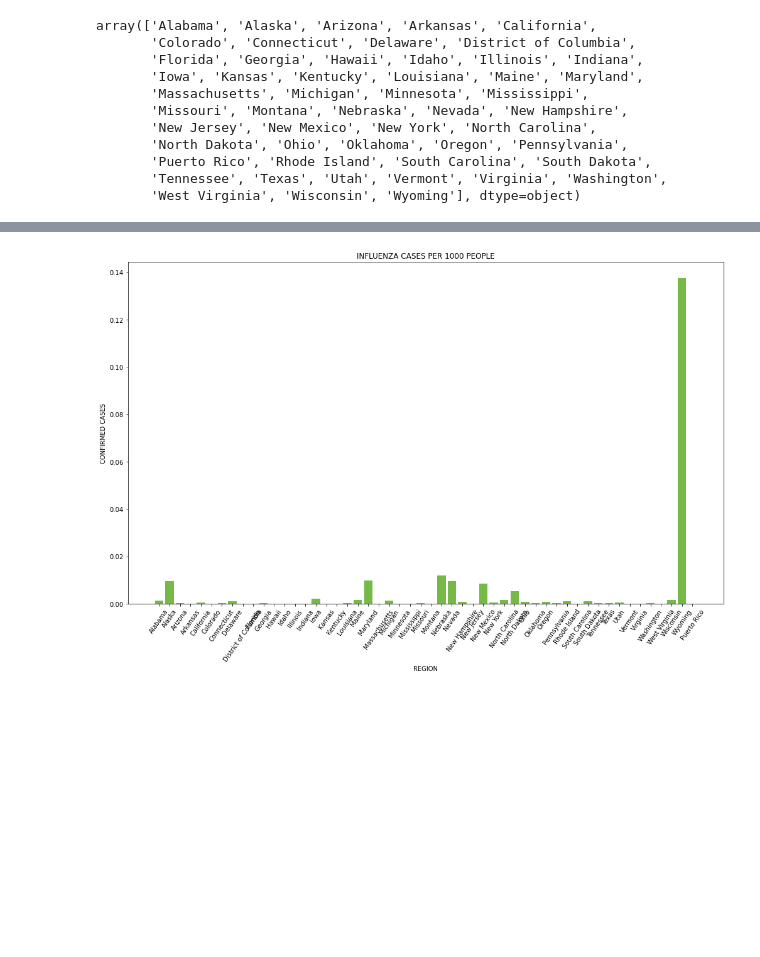
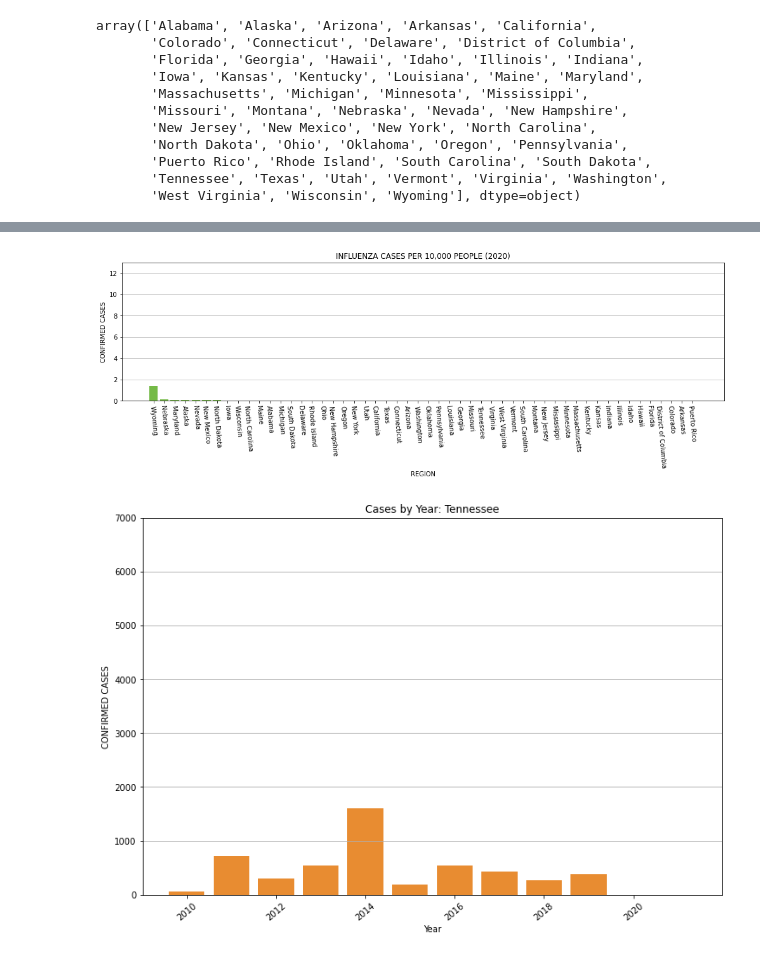
Before and after one commit to ZachRoark/DDA5_Capstone, a Jupyter notebook: notebooks/national flu data v3.2.ipynb, the cells around one changed output, grey strips where cells are left out. Saved outputs shown, nothing was run; the diff lists cells and outputs as text; code cells hidden in the pictures; blank space fills up the shorter version.

```diff
--- a/notebooks/national flu data v3.2.ipynb
+++ b/notebooks/national flu data v3.2.ipynb
@@ -143,5 +138,6 @@ Index(['REGION', 'YEAR', 'WEEK', 'A (2009 H1N1)', 'A (H1)', 'A (H3)',
 # %%
-test3 = test.groupby(['REGION', 'YEAR'], as_index=False)['A (2009 H1N1)', 'A (H1)', 'A (H3)',
+# grouping specimens by region and year to properly sum them, eliminating unneeded WEEK column
+test3 = test.groupby(['REGION', 'YEAR'], as_index=False)['TOTAL SPECIMENS', 'A (2009 H1N1)', 'A (H1)', 'A (H3)',
        'A (Subtyping not Performed)', 'A (Unable to Subtype)', 'B', 'H3N2v'].sum()
 
 test3
@@ -164,3 +167,5 @@ test3
 # %%
-public_lab.drop(public_lab.columns[[0, 3]], axis =1, inplace = True)
+# dropping unneeded columns
+public_lab.drop(public_lab.columns[[0]], axis =1, inplace = True)
+# removing 'season' from season-description column
 public_lab['SEASON_DESCRIPTION'] = public_lab['SEASON_DESCRIPTION'].str.replace(r'Season ', '')
@@ -266,4 +292,5 @@ flupop.head(15)
 # %%
-flupop['per 1000'] = flupop['Total'] / flupop['POPULATION'] * 1000
+# adding a column to calculate an infection per capita
+flupop['per 10,000'] = (flupop['Total'] / flupop['POPULATION']) * 10000
 flupop.head(10)
 # %% [output]
@@ -441,4 +484,5 @@ plt.title('INFLUENZA CASES PER 1000 PEOPLE');
 # %%
-flupop20 = flupop.loc[flupop.YEAR == 2020]
-flupop20
+# creating dataframe from flupop, focusing on only 2020
+flupop20 = flupop.loc[flupop.YEAR == 2020].sort_values('per 10,000', ascending = False)
+flupop20.head(3)
 # %% [output]
@@ -462,10 +493,28 @@ flupop20
 # %%
-fig = plt.figure(figsize = (17, 10))
-plt.bar(flupop20.REGION, flupop20['per 1000'], color = (0.4,0.7,0.2,0.9))
-plt.xticks(rotation = 55)
+fig5 = plt.figure(figsize = (17, 4))
+plt.bar(flupop20.REGION, flupop20['per 10,000'], color = (0.4,0.7,0.2,0.9))
+plt.grid(b=None , which='both', axis='y')
+plt.xticks(rotation = 275)
 plt.xlabel('REGION')
 plt.ylabel('CONFIRMED CASES')
-plt.title('INFLUENZA CASES PER 1000 PEOPLE');
+plt.title('INFLUENZA CASES PER 10,000 PEOPLE (2020)')
+plt.ylim([0, 13])
+plt.show()
+fig5.savefig('../plots/2020_per_pop.png')
 # %% [output]
-[figure, old version]
+[figure, new version]
+# %%
+fig6 = plt.figure(figsize = (12,8))
+plt.bar('YEAR', 'Total', data = TN, color = (0.9,0.5,0.1,0.9))
+plt.grid(b=None , which='both', axis='y')
+
+plt.xticks(rotation = 40)
+plt.ylabel('CONFIRMED CASES')
+plt.xlabel('Year')
+plt.title('Cases by Year: Tennessee')
+plt.ylim([0, 7000])
+# plt.show()
+fig6.savefig('../plots/TN_cases.png', dpi = 300, bbox_inches = 'tight')
+# %% [output]
+[figure, added]
 # %%
```
Also changed, not shown: parts of 68 cells of this notebook, 15 other files.
